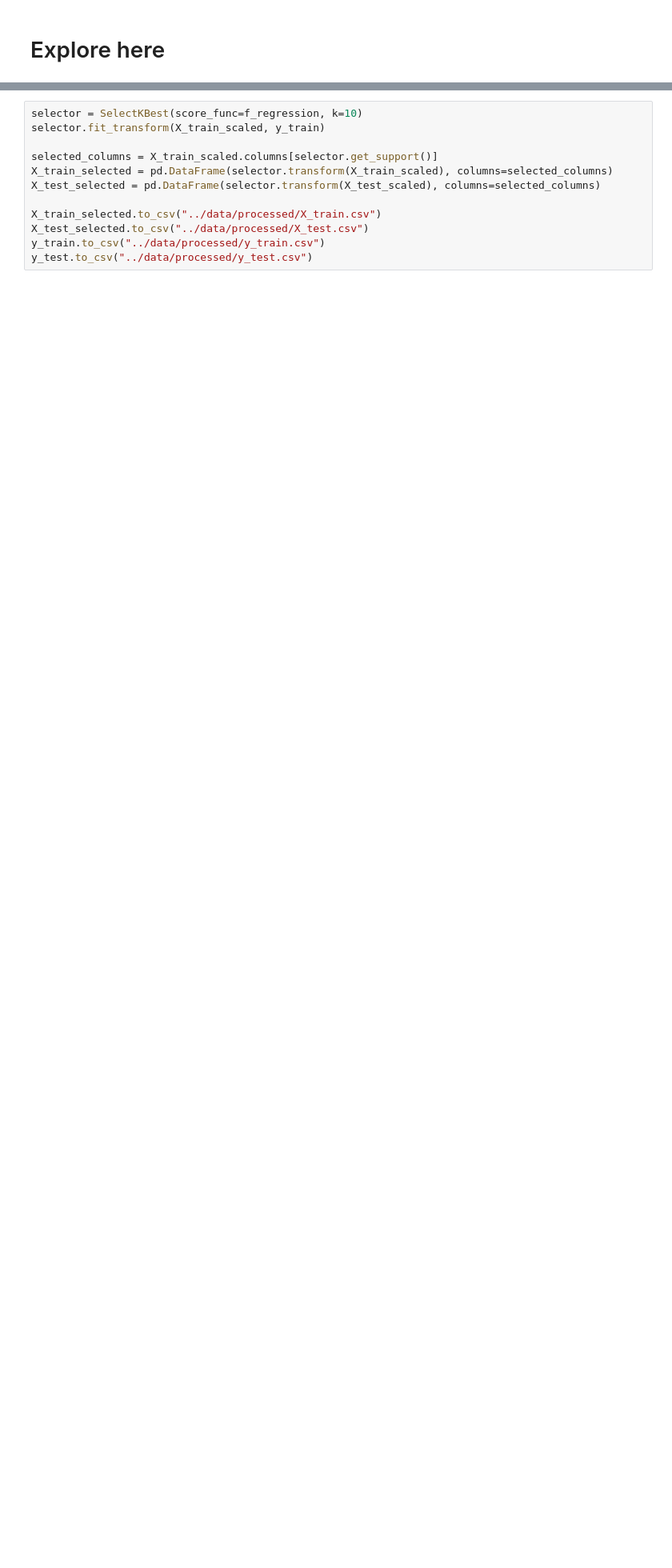
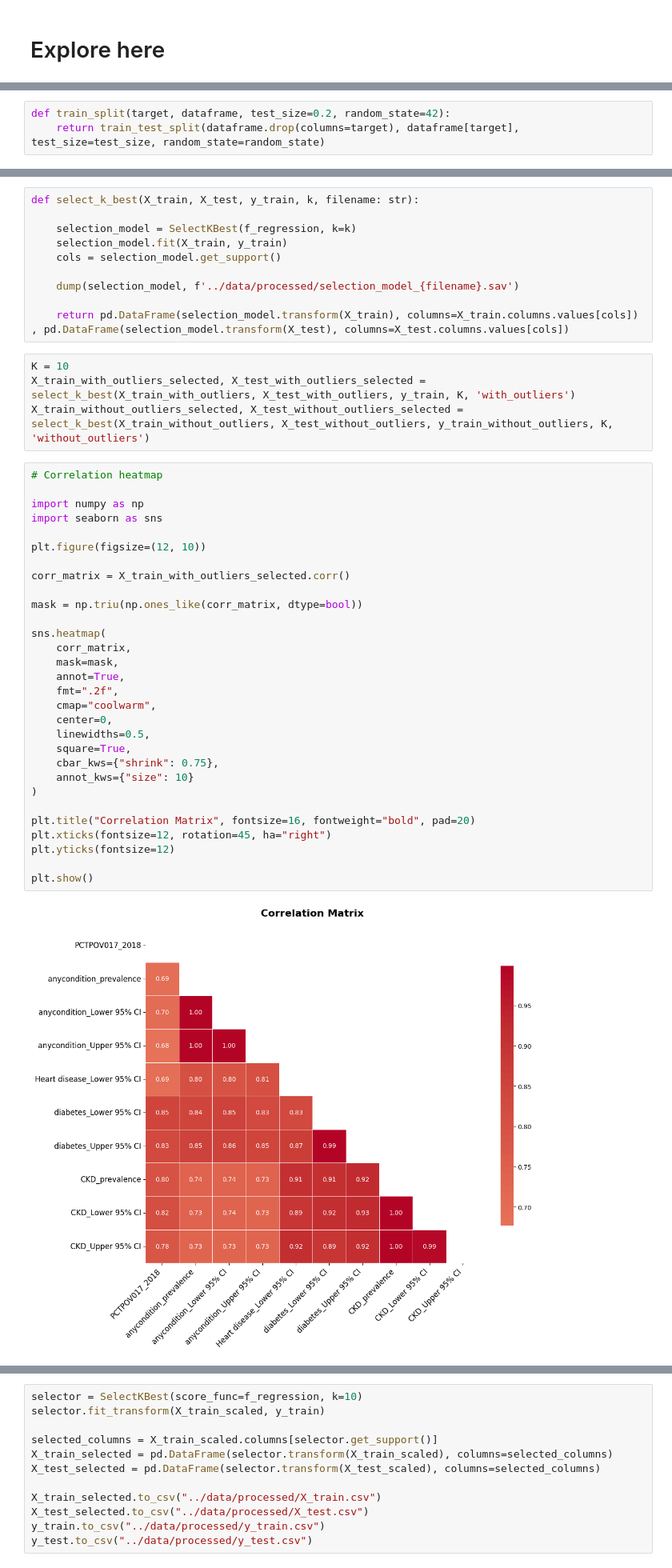
Before and after one commit to Nonpoint93/regularized-linear-regression, a Jupyter notebook: src/explore.ipynb, the cells around one changed output, grey strips where cells are left out. Shown at 80% size. Drawn from its saved outputs; the diff is of its cells as text; blank space fills up the shorter version.

Commit message:
#regularized_linear_regression - Included more EDA and more descriptions

```diff
--- a/src/explore.ipynb
+++ b/src/explore.ipynb
@@ -51,0 +168,3 @@ dataframe.describe()
+# %%
+def train_split(target, dataframe, test_size=0.2, random_state=42):
+    return train_test_split(dataframe.drop(columns=target), dataframe[target], test_size=test_size, random_state=random_state)
@@ -52,3 +226,49 @@ dataframe.describe()
+# %%
+def select_k_best(X_train, X_test, y_train, k, filename: str):
+
+    selection_model = SelectKBest(f_regression, k=k)
+    selection_model.fit(X_train, y_train)
+    cols = selection_model.get_support()
+
+    dump(selection_model, f'../data/processed/selection_model_{filename}.sav')
+
+    return pd.DataFrame(selection_model.transform(X_train), columns=X_train.columns.values[cols]) , pd.DataFrame(selection_model.transform(X_test), columns=X_test.columns.values[cols])
+# %%
+K = 10
+X_train_with_outliers_selected, X_test_with_outliers_selected = select_k_best(X_train_with_outliers, X_test_with_outliers, y_train, K, 'with_outliers')
+X_train_without_outliers_selected, X_test_without_outliers_selected = select_k_best(X_train_without_outliers, X_test_without_outliers, y_train_without_outliers, K, 'without_outliers')
+# %%
+# Correlation heatmap
+
+import numpy as np
+import seaborn as sns
+
+plt.figure(figsize=(12, 10))
+
+corr_matrix = X_train_with_outliers_selected.corr()
+
+mask = np.triu(np.ones_like(corr_matrix, dtype=bool))
+
+sns.heatmap(
+    corr_matrix,
+    mask=mask,
+    annot=True,
+    fmt=".2f",
+    cmap="coolwarm",
+    center=0,
+    linewidths=0.5,
+    square=True,
+    cbar_kws={"shrink": 0.75},
+    annot_kws={"size": 10}
+)
+
+plt.title("Correlation Matrix", fontsize=16, fontweight="bold", pad=20)
+plt.xticks(fontsize=12, rotation=45, ha="right")
+plt.yticks(fontsize=12)
+
+plt.show()
+# %% [output]
+[figure, added]
 # %%
 dataframe = dataframe.select_dtypes('number')
 
```
Also changed, not shown: parts of 12 cells of this notebook.
